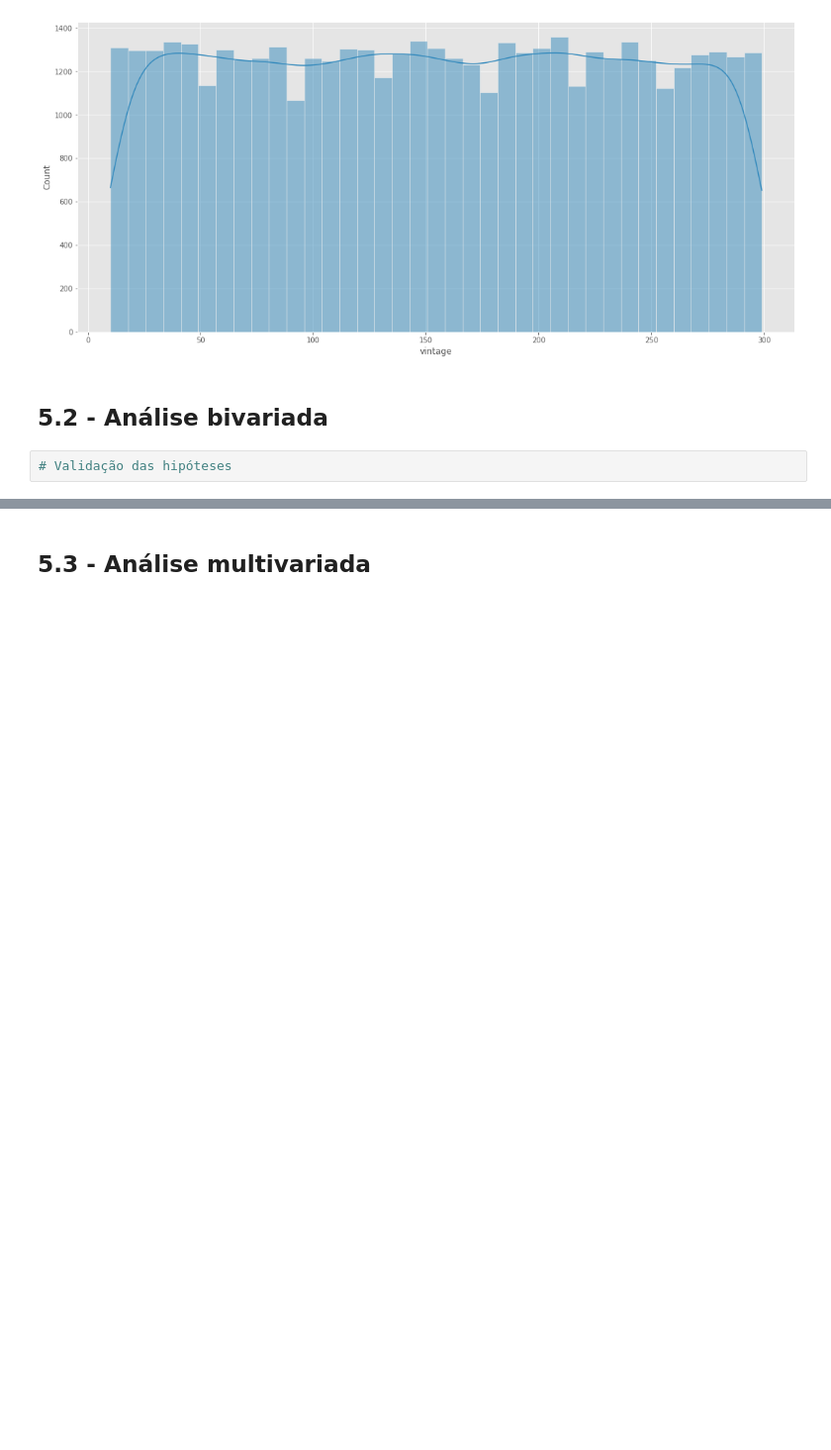
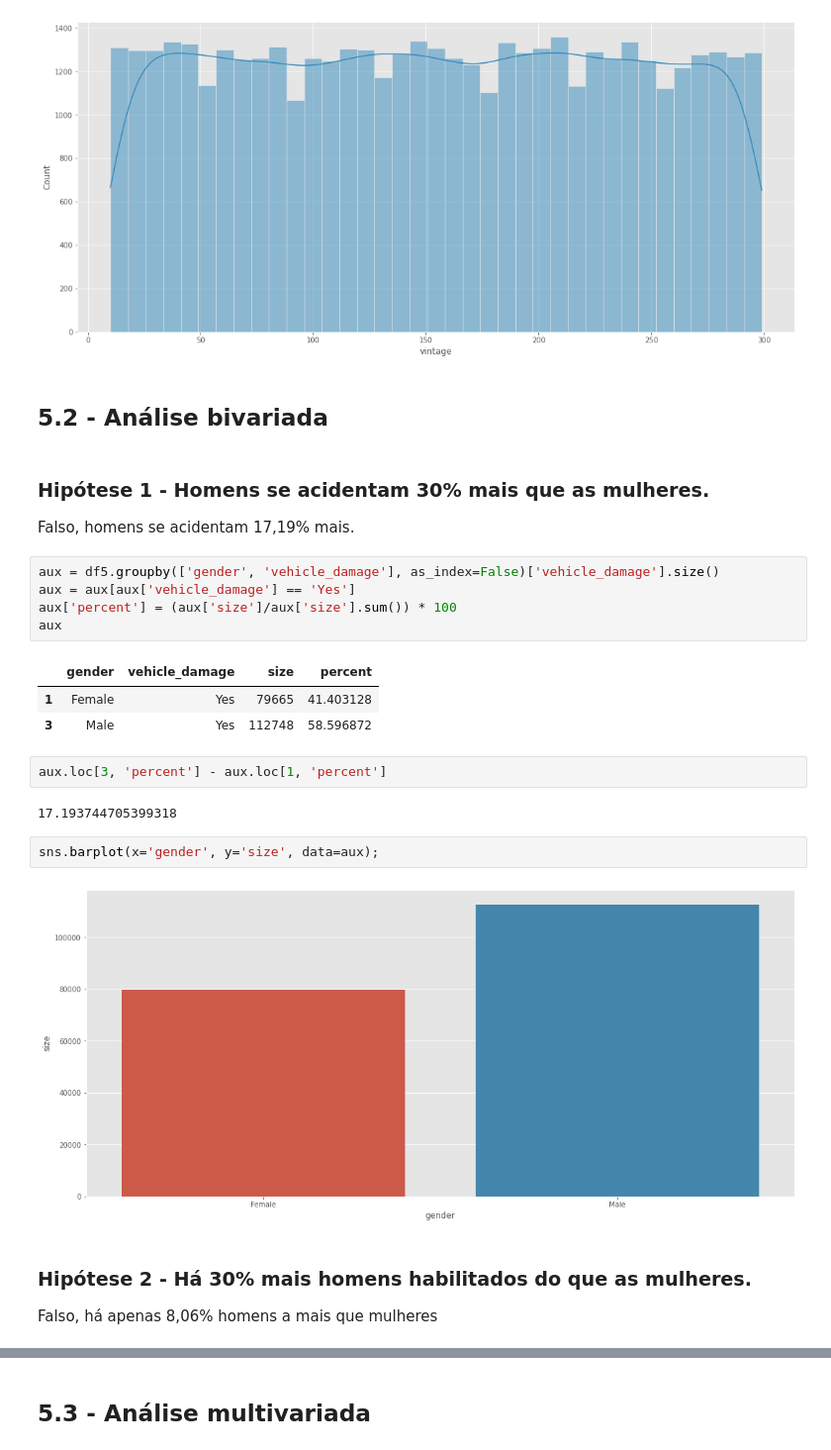
Before and after one commit to jhonatanmarques92/health_insurance_cross_sell, a Jupyter notebook: notebook/health_insurance_cross_sell.ipynb, the cells around one changed output, grey strips where cells are left out. Shown at 99% size. Drawn from its saved outputs; the diff is of its cells as text; blank space fills up the shorter version.

```diff
--- a/notebook/health_insurance_cross_sell.ipynb
+++ b/notebook/health_insurance_cross_sell.ipynb
@@ -427,5 +534,26 @@ sns.histplot(data=aux, kde=True);
 [figure]
 # %% [markdown]
 ## 5.2 - Análise bivariada
-# %%
-# Validação das hipóteses
+# %% [markdown]
+### **Hipótese 1 - Homens se acidentam 30% mais que as mulheres.**
+Falso, homens se acidentam 17,19% mais.
+# %%
+aux = df5.groupby(['gender', 'vehicle_damage'], as_index=False)['vehicle_damage'].size()
+aux = aux[aux['vehicle_damage'] == 'Yes']
+aux['percent'] = (aux['size']/aux['size'].sum()) * 100
+aux
+# %% [output]
+|  | gender | vehicle_damage | size | percent |
+| 1 | Female | Yes | 79665 | 41.403128 |
+| 3 | Male | Yes | 112748 | 58.596872 |
+# %%
+aux.loc[3, 'percent'] - aux.loc[1, 'percent']
+# %% [output]
+17.193744705399318
+# %%
+sns.barplot(x='gender', y='size', data=aux);
+# %% [output]
+[figure, added]
+# %% [markdown]
+### **Hipótese 2 - Há 30% mais homens habilitados do que as mulheres.**
+Falso, há apenas 8,06% homens a mais que mulheres
```
Also changed, not shown: parts of 77 cells of this notebook.
